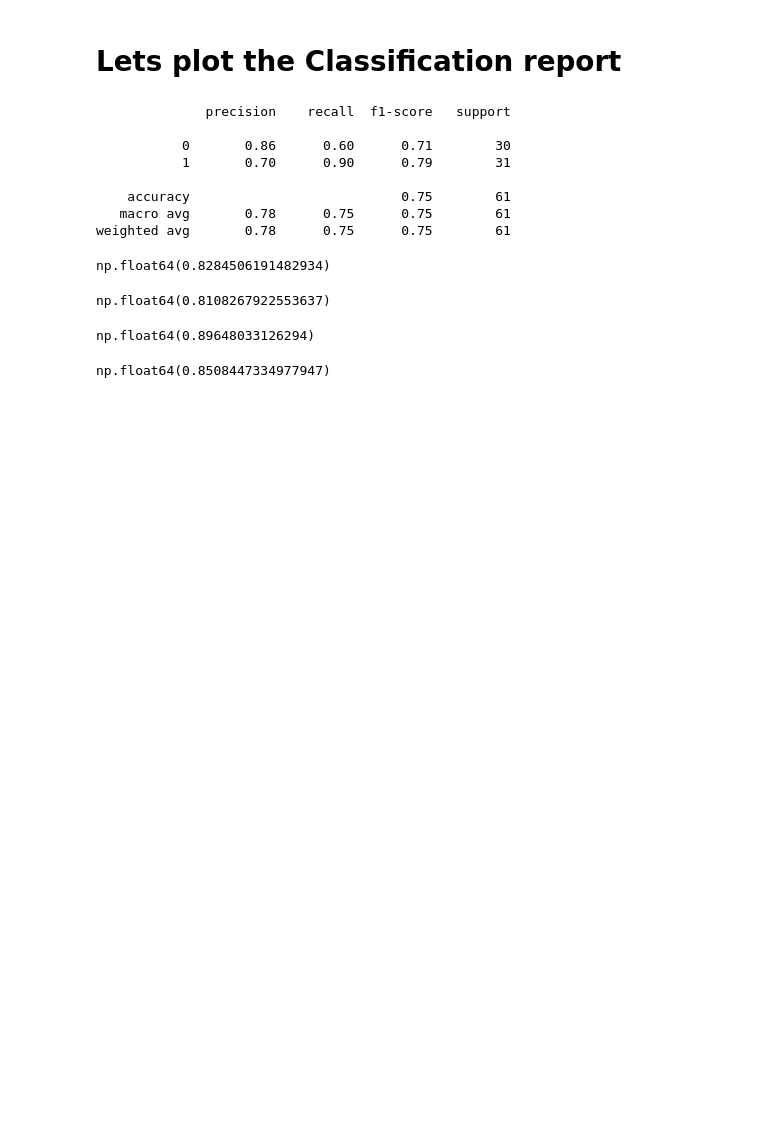
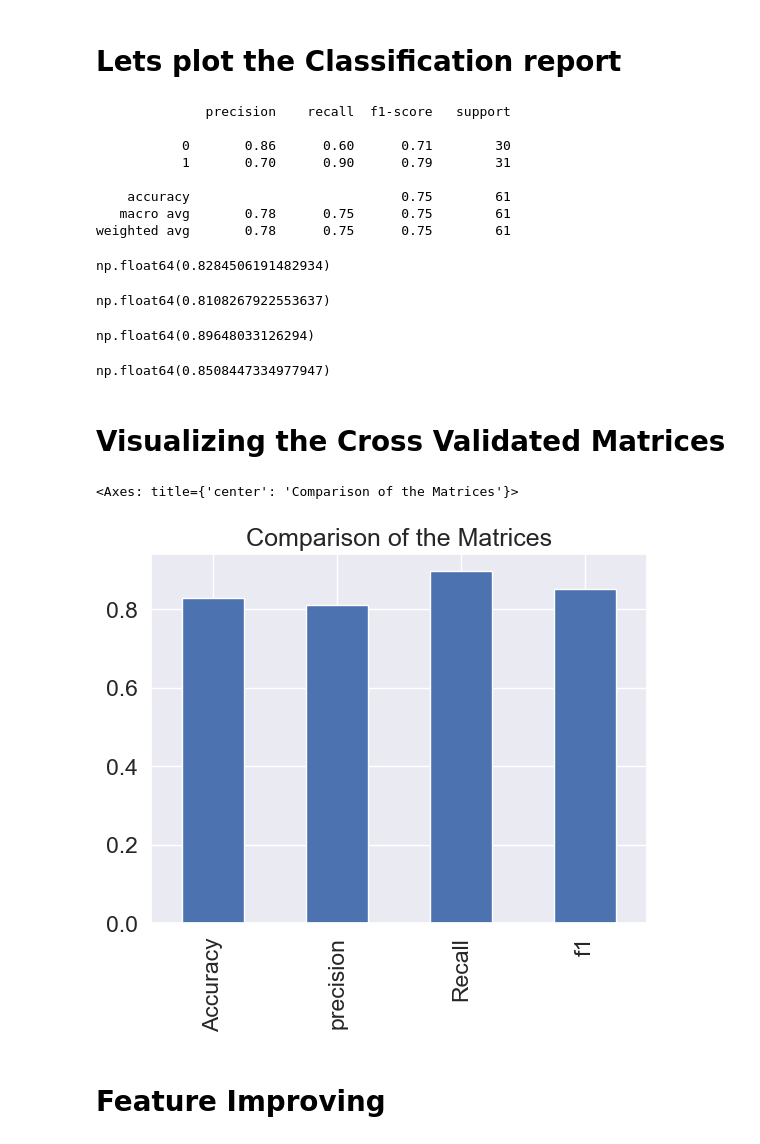
Before and after one commit to Imranali255/Data-Science-ML-Projects, a Jupyter notebook: cardio_project_1.ipynb, the cells around one changed output. Drawn from its saved outputs; the diff is of its cells as text; code cells hidden in the pictures; blank space fills up the shorter version.

```diff
--- a/cardio_project_1.ipynb
+++ b/cardio_project_1.ipynb
@@ -687,3 +687,19 @@ cv_f1 = np.mean(cv_f1)
 cv_f1
 # %% [output]
 np.float64(0.8508447334977947)
+# %% [markdown]
+# Visualizing the Cross Validated Matrices
+# %%
+cv_plot = pd.DataFrame({
+    "Accuracy":cv_accuracy,
+    "precision":cv_precision,
+    "Recall":cv_recall,
+    "f1":cv_f1
+},index=[0])
+cv_plot.T.plot.bar(title="Comparison of the Matrices",
+                legend=False)
+# %% [output]
+<Axes: title={'center': 'Comparison of the Matrices'}>
+[figure, added]
+# %% [markdown]
+# Feature Improving
```
Also changed, not shown: parts of 2 cells of this notebook.
